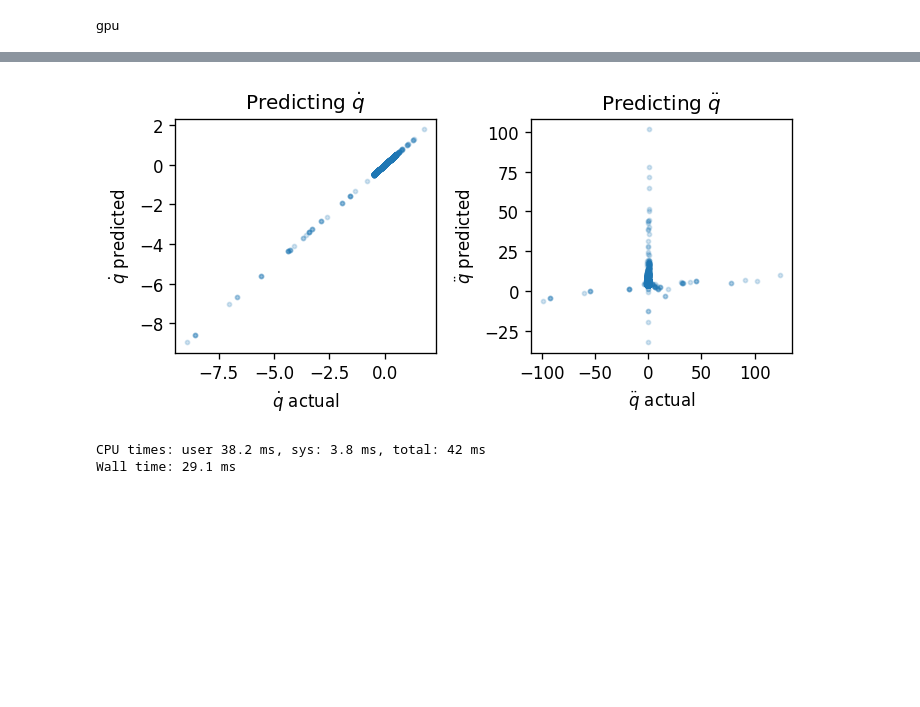
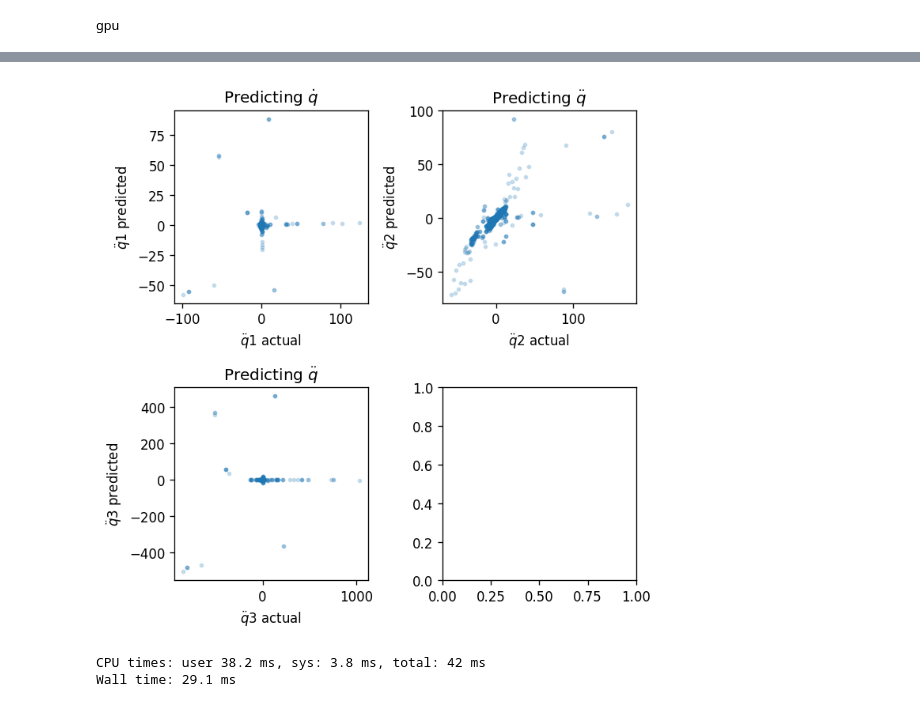
Before and after one commit to stevenwman/afil-project, a Jupyter notebook: LNN_tutorial_mod.ipynb, the cells around one changed output, grey strips where cells are left out. Cells and saved outputs as stored; diff of their text form; code cells hidden in the pictures; blank space fills up the shorter version.

```diff
--- a/LNN_tutorial_mod.ipynb
+++ b/LNN_tutorial_mod.ipynb
@@ -41,7 +41,8 @@ def solve_lagrangian(lagrangian, initial_state, **kwargs):
 def normalize_dp(state):
   # wrap generalized coordinates to [-pi, pi]
   return jnp.concatenate([
-    (state[:2] + 0.5) % (1) - 0.5,
+    # (state[:2] + 0.5) % (1) - 0.5,
+    state[:2],
     ((state[2] + jnp.pi) % (2 * jnp.pi) - jnp.pi)[None],
     state[3:]],
     )
@@ -181,8 +191,11 @@ def update_derivative(i, opt_state, batch):
   params = get_params(opt_state)
   return opt_update(i, jax.grad(loss)(params, batch, None), opt_state)
 
-x_train = jax.device_put(jax.vmap(normalize_dp)(x_train))
+# x_train = jax.device_put(jax.vmap(normalize_dp)(x_train))
 # y_train = jax.device_put(y_train)
 
-x_test = jax.device_put(jax.vmap(normalize_dp)(x_test))
+# x_test = jax.device_put(jax.vmap(normalize_dp)(x_test))
 # y_test = jax.device_put(y_test)
+
+x_train = jax.vmap(normalize_dp)(x_train)
+x_test = jax.vmap(normalize_dp)(x_test)
@@ -326,18 +364,22 @@ plt.legend() ; plt.show()
 # %%
-xt_pred = jax.vmap(partial(equation_of_motion, learned_lagrangian(params)))(x_test[], f_test)
+xt_pred = jax.vmap(partial(equation_of_motion, learned_lagrangian(params)))(x_test, f_test)
 
-fig, axes = plt.subplots(1, 2, figsize=(6, 3), dpi=120)
-axes[0].scatter(xt_test[:, 2], xt_pred[:, 2], s=6, alpha=0.2)
-axes[0].set_title('Predicting $\dot q$')
-axes[0].set_xlabel('$\dot q$ actual')
-axes[0].set_ylabel('$\dot q$ predicted')
-axes[1].scatter(xt_test[:, 3], xt_pred[:, 3], s=6, alpha=0.2)
-axes[1].set_title('Predicting $\ddot q$')
-axes[1].set_xlabel('$\ddot q$ actual')
-axes[1].set_ylabel('$\ddot q$ predicted')
+fig, axes = plt.subplots(2, 2, figsize=(6, 6), dpi=120)
+axes[0][0].scatter(xt_test[:, 3], xt_pred[:, 3], s=6, alpha=0.2)
+axes[0][0].set_title(r'Predicting $\dot q$')
+axes[0][0].set_xlabel(r'$\ddot q1$ actual')
+axes[0][0].set_ylabel(r'$\ddot q1$ predicted')
+axes[0][1].scatter(xt_test[:, 4], xt_pred[:, 4], s=6, alpha=0.2)
+axes[0][1].set_title(r'Predicting $\ddot q$')
+axes[0][1].set_xlabel(r'$\ddot q2$ actual')
+axes[0][1].set_ylabel(r'$\ddot q2$ predicted')
+axes[1][0].scatter(xt_test[:, 5], xt_pred[:, 5], s=6, alpha=0.2)
+axes[1][0].set_title(r'Predicting $\ddot q$')
+axes[1][0].set_xlabel(r'$\ddot q3$ actual')
+axes[1][0].set_ylabel(r'$\ddot q3$ predicted')
 plt.tight_layout()
 # %% [output]
-[figure, old version]
+[figure, new version]
 # %%
 # make a meshgrid of possible angles
 angle_range = -np.pi + 2 * np.pi * np.arange(100)/100
```
Also changed, not shown: parts of 8 cells of this notebook.
